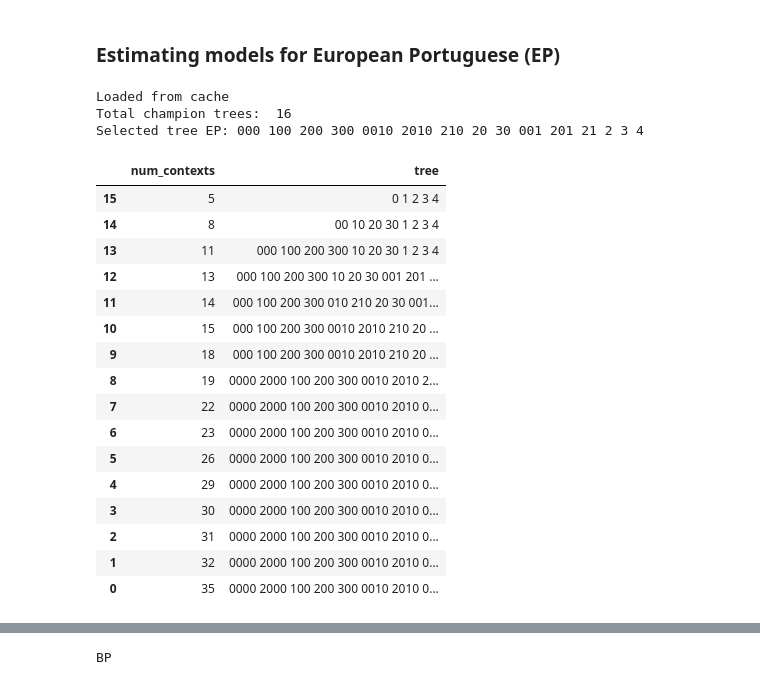
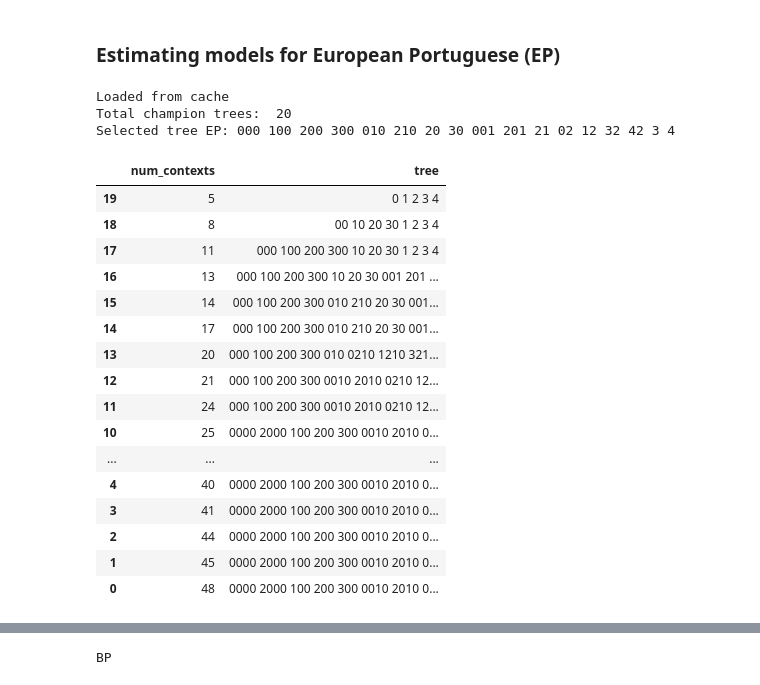
Before and after one commit to neuromat/smallest_maximizer_criterion, a Jupyter notebook: examples/notebooks/4. Linguistic case study.ipynb, the cells around one changed output, grey strips where cells are left out. Saved outputs shown, nothing was run; the diff lists cells and outputs as text; code cells hidden in the pictures.

```diff
--- a/examples/notebooks/4. Linguistic case study.ipynb
+++ b/examples/notebooks/4. Linguistic case study.ipynb
@@ -5,6 +5,8 @@ import pandas as pd
 import numpy as np
 import matplotlib.pyplot as plt
 sys.path.insert(0, os.path.abspath('../..'))
+import examples.linguistic_case_study as lng
+
 from g4l.estimators import BIC
 from g4l.estimators import SMC
 import g4l.display
@@ -13,16 +15,24 @@ from g4l.models import ContextTree
 from g4l.data import Sample
 from g4l.bootstrap.resampling import BlockResampling
 from g4l.bootstrap import Bootstrap
+pd.set_option('display.max_colwidth', None)
 
 
 #results_folder = os.path.abspath('../simulation_study/results')
 max_depth = 4
+num_resamples = 200
+num_cores = 6
+penalty_interval = (0.1, 400)
+epsilon = 0.01
+renewal_point = '4'
+samples_folder = "../../examples/linguistic_case_study"
+# %%
+# Set folders for temporary files
+cache_folder = "../../examples/linguistic_case_study/cache/smc_perl_compat"
+resamples_folder = '%s/resamples' % cache_folder
+resamples_file = "%s/resamples.txt" % resamples_folder
 # %%
-samples_folder = "../../examples/linguistic_case_study"
-X_bp = Sample('%s/folha.txt' % samples_folder, [0, 1, 2, 3, 4])
-X_ep = Sample('%s/publico.txt' % samples_folder, [0, 1, 2, 3, 4])
-
-cache_folder = "../../examples/linguistic_case_study/cache/smc_compat"
-resamples_folder = '%s/resamples' % cache_folder
-resamples_file = "%s/resamples.txt" % resamples_folder
+# Load samples
+X_bp = Sample('%s/folha.txt.bkp' % samples_folder, [0, 1, 2, 3, 4], subsamples_separator='>')
+X_ep = Sample('%s/publico.txt.bkp' % samples_folder, [0, 1, 2, 3, 4], subsamples_separator='>')
 # %%
@@ -64,7 +47,7 @@ def model_df(champion_trees, opt_idx):
 # %% [markdown]
 ### Estimating models for Brazilian Portuguese (BP)
 # %%
-champion_trees_bp, opt_idx_bp = run_smc(X_bp, instance_name='bp')
+champion_trees_bp, opt_idx_bp, smc_bp = lng.run_smc(X_bp, cache_folder, instance_name='bp', num_cores=4)
 opt_tree_bp = champion_trees_bp[opt_idx_bp]
 df_bp = model_df(champion_trees_bp, opt_idx_bp)
 print("Total champion trees: ", len(champion_trees_bp))
@@ -94,30 +77,30 @@ Selected tree BP: 0000 2000 100 200 300 0010 2010 210 20 30 001 201 21 2 3 4
 # %% [markdown]
 ### Estimating models for European Portuguese (EP)
 # %%
-champion_trees_ep, opt_idx_ep = run_smc(X_ep, instance_name='ep')
+champion_trees_ep, opt_idx_ep, smc_ep = lng.run_smc(X_ep, cache_folder, instance_name='ep', num_cores=4)
 opt_tree_ep = champion_trees_ep[opt_idx_ep]
 df_ep = model_df(champion_trees_ep, opt_idx_ep)
 print("Total champion trees: ", len(champion_trees_ep))
 print("Selected tree EP:", opt_tree_ep.to_str(reverse=True))
 df_ep.head(30)[['num_contexts', 'tree']]
 # %% [output]
 Loaded from cache
-Total champion trees:  16
-Selected tree EP: 000 100 200 300 0010 2010 210 20 30 001 201 21 2 3 4
+Total champion trees:  20
+Selected tree EP: 000 100 200 300 010 210 20 30 001 201 21 02 12 32 42 3 4
 |  | num_contexts | tree |
-| 15 | 5 | 0 1 2 3 4 |
-| 14 | 8 | 00 10 20 30 1 2 3 4 |
-| 13 | 11 | 000 100 200 300 10 20 30 1 2 3 4 |
-| 12 | 13 | 000 100 200 300 10 20 30 001 201 ... |
-| 11 | 14 | 000 100 200 300 010 210 20 30 001... |
-| 10 | 15 | 000 100 200 300 0010 2010 210 20 ... |
-| 9 | 18 | 000 100 200 300 0010 2010 210 20 ... |
-| 8 | 19 | 0000 2000 100 200 300 0010 2010 2... |
-| 7 | 22 | 0000 2000 100 200 300 0010 2010 0... |
-| 6 | 23 | 0000 2000 100 200 300 0010 2010 0... |
-| 5 | 26 | 0000 2000 100 200 300 0010 2010 0... |
-| 4 | 29 | 0000 2000 100 200 300 0010 2010 0... |
-| 3 | 30 | 0000 2000 100 200 300 0010 2010 0... |
-| 2 | 31 | 0000 2000 100 200 300 0010 2010 0... |
-| 1 | 32 | 0000 2000 100 200 300 0010 2010 0... |
-| 0 | 35 | 0000 2000 100 200 300 0010 2010 0... |
+| 19 | 5 | 0 1 2 3 4 |
+| 18 | 8 | 00 10 20 30 1 2 3 4 |
+| 17 | 11 | 000 100 200 300 10 20 30 1 2 3 4 |
+| 16 | 13 | 000 100 200 300 10 20 30 001 201 ... |
+| 15 | 14 | 000 100 200 300 010 210 20 30 001... |
+| 14 | 17 | 000 100 200 300 010 210 20 30 001... |
+| 13 | 20 | 000 100 200 300 010 0210 1210 321... |
+| 12 | 21 | 000 100 200 300 0010 2010 0210 12... |
+| 11 | 24 | 000 100 200 300 0010 2010 0210 12... |
+| 10 | 25 | 0000 2000 100 200 300 0010 2010 0... |
+| ... | ... | ... |
+| 4 | 40 | 0000 2000 100 200 300 0010 2010 0... |
+| 3 | 41 | 0000 2000 100 200 300 0010 2010 0... |
+| 2 | 44 | 0000 2000 100 200 300 0010 2010 0... |
+| 1 | 45 | 0000 2000 100 200 300 0010 2010 0... |
+| 0 | 48 | 0000 2000 100 200 300 0010 2010 0... |
```
Also changed, not shown: parts of 7 cells of this notebook, 38 other files.
